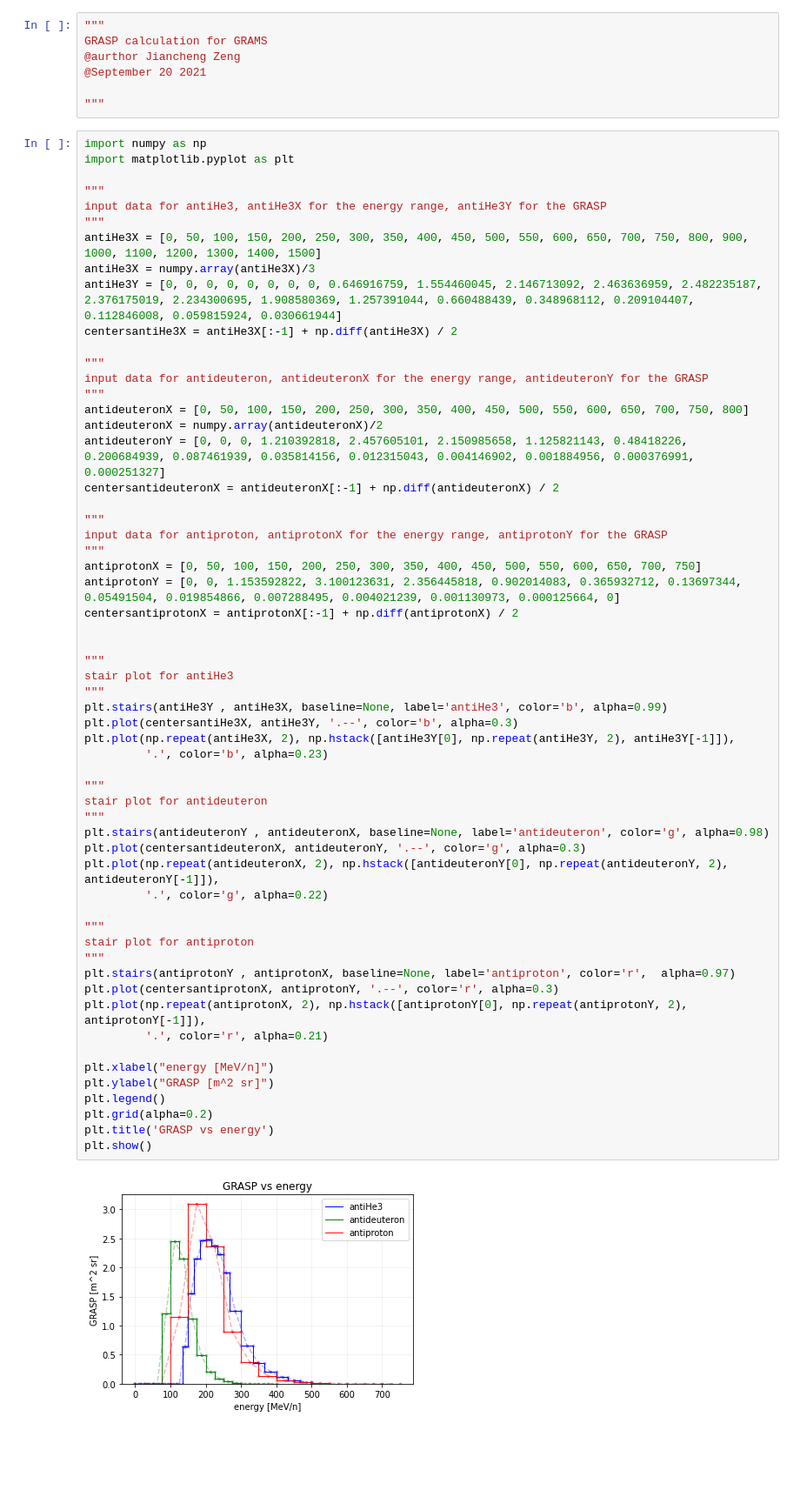
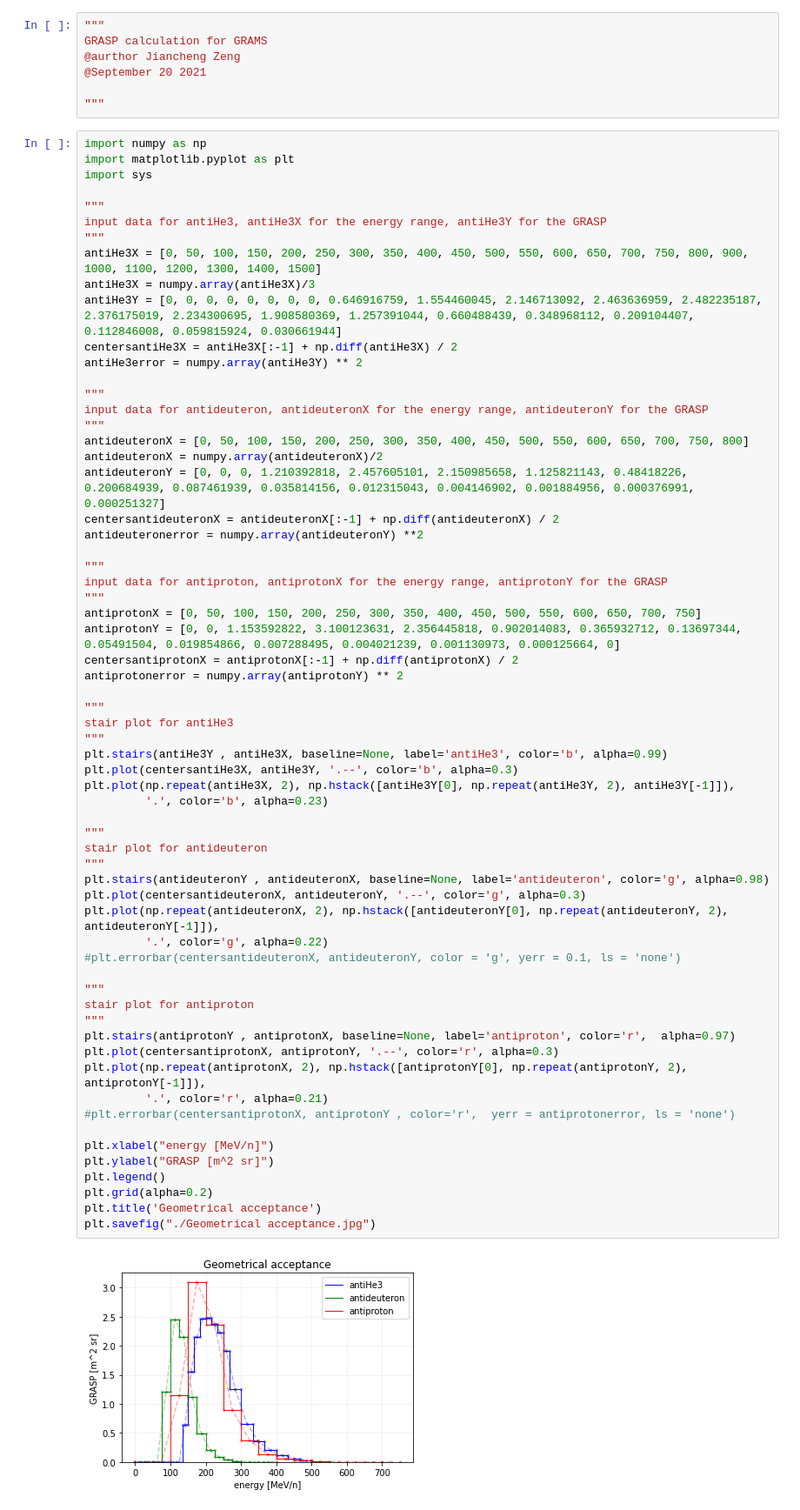
Before and after one commit to Eclipsedclaw/GRAMS, a Jupyter notebook: sensitivity/GRASP.ipynb, the cells around one changed output. Shown: that part at 87% size. Cells and saved outputs as stored; diff of their text form; blank space fills up the shorter version.

```diff
--- a/sensitivity/GRASP.ipynb
+++ b/sensitivity/GRASP.ipynb
@@ -8,6 +8,7 @@ GRASP calculation for GRAMS
 # %%
 import numpy as np
 import matplotlib.pyplot as plt
+import sys
 
 """
 input data for antiHe3, antiHe3X for the energy range, antiHe3Y for the GRASP
@@ -16,6 +17,7 @@ antiHe3X = [0, 50, 100, 150, 200, 250, 300, 350, 400, 450, 500, 550, 600, 650, 7
 antiHe3X = numpy.array(antiHe3X)/3
 antiHe3Y = [0, 0, 0, 0, 0, 0, 0, 0, 0.646916759, 1.554460045, 2.146713092, 2.463636959, 2.482235187, 2.376175019, 2.234300695, 1.908580369, 1.257391044, 0.660488439, 0.348968112, 0.209104407, 0.112846008, 0.059815924, 0.030661944]
 centersantiHe3X = antiHe3X[:-1] + np.diff(antiHe3X) / 2
+antiHe3error = numpy.array(antiHe3Y) ** 2
 
 """
 input data for antideuteron, antideuteronX for the energy range, antideuteronY for the GRASP
@@ -24,6 +26,7 @@ antideuteronX = [0, 50, 100, 150, 200, 250, 300, 350, 400, 450, 500, 550, 600, 6
 antideuteronX = numpy.array(antideuteronX)/2
 antideuteronY = [0, 0, 0, 1.210392818, 2.457605101, 2.150985658, 1.125821143, 0.48418226, 0.200684939, 0.087461939, 0.035814156, 0.012315043, 0.004146902, 0.001884956, 0.000376991, 0.000251327]
 centersantideuteronX = antideuteronX[:-1] + np.diff(antideuteronX) / 2
+antideuteronerror = numpy.array(antideuteronY) **2
 
 """
 input data for antiproton, antiprotonX for the energy range, antiprotonY for the GRASP
@@ -31,37 +34,39 @@ input data for antiproton, antiprotonX for the energy range, antiprotonY for the
 antiprotonX = [0, 50, 100, 150, 200, 250, 300, 350, 400, 450, 500, 550, 600, 650, 700, 750]
 antiprotonY = [0, 0, 1.153592822, 3.100123631, 2.356445818, 0.902014083, 0.365932712, 0.13697344, 0.05491504, 0.019854866, 0.007288495, 0.004021239, 0.001130973, 0.000125664, 0]
 centersantiprotonX = antiprotonX[:-1] + np.diff(antiprotonX) / 2
-
+antiprotonerror = numpy.array(antiprotonY) ** 2
 
 """
 stair plot for antiHe3
 """
 plt.stairs(antiHe3Y , antiHe3X, baseline=None, label='antiHe3', color='b', alpha=0.99)
 plt.plot(centersantiHe3X, antiHe3Y, '.--', color='b', alpha=0.3)
 plt.plot(np.repeat(antiHe3X, 2), np.hstack([antiHe3Y[0], np.repeat(antiHe3Y, 2), antiHe3Y[-1]]),
          '.', color='b', alpha=0.23)
 
 """
 stair plot for antideuteron
 """
 plt.stairs(antideuteronY , antideuteronX, baseline=None, label='antideuteron', color='g', alpha=0.98)
 plt.plot(centersantideuteronX, antideuteronY, '.--', color='g', alpha=0.3)
 plt.plot(np.repeat(antideuteronX, 2), np.hstack([antideuteronY[0], np.repeat(antideuteronY, 2), antideuteronY[-1]]),
          '.', color='g', alpha=0.22)
+#plt.errorbar(centersantideuteronX, antideuteronY, color = 'g', yerr = 0.1, ls = 'none')
 
 """
 stair plot for antiproton
 """
 plt.stairs(antiprotonY , antiprotonX, baseline=None, label='antiproton', color='r',  alpha=0.97)
 plt.plot(centersantiprotonX, antiprotonY, '.--', color='r', alpha=0.3)
 plt.plot(np.repeat(antiprotonX, 2), np.hstack([antiprotonY[0], np.repeat(antiprotonY, 2), antiprotonY[-1]]),
          '.', color='r', alpha=0.21)
+#plt.errorbar(centersantiprotonX, antiprotonY , color='r',  yerr = antiprotonerror, ls = 'none')
 
 plt.xlabel("energy [MeV/n]")
 plt.ylabel("GRASP [m^2 sr]")
 plt.legend()
 plt.grid(alpha=0.2)
-plt.title('GRASP vs energy')
-plt.show()
+plt.title('Geometrical acceptance')
+plt.savefig("./Geometrical acceptance.jpg")
 # %% [output]
-[figure, old version]
+[figure, new version]
```
Also changed, not shown: 12 other files.
